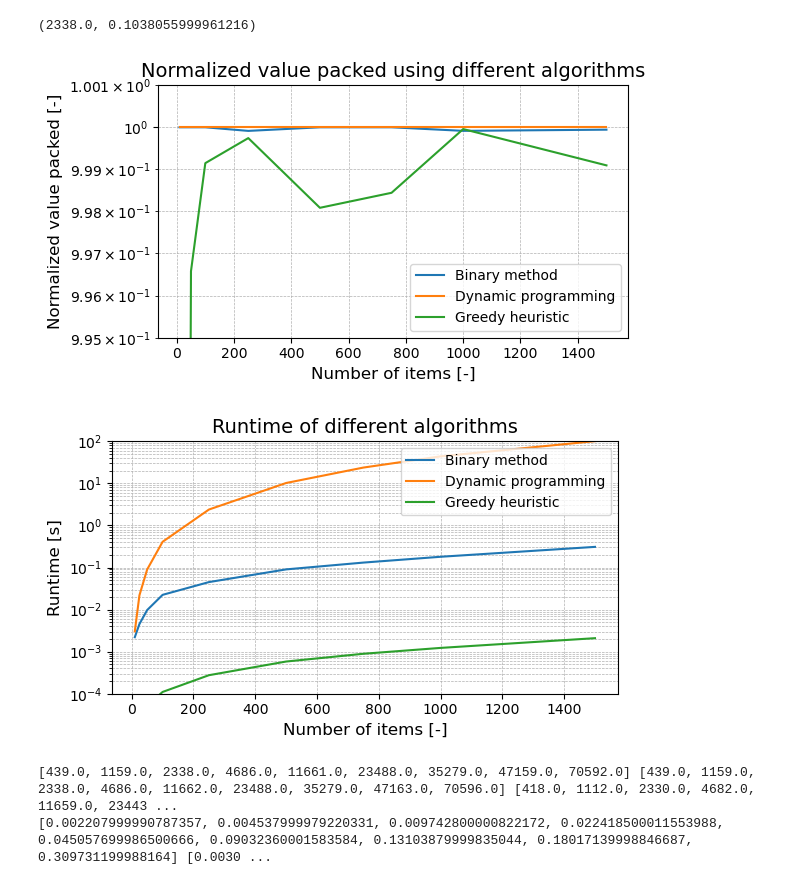
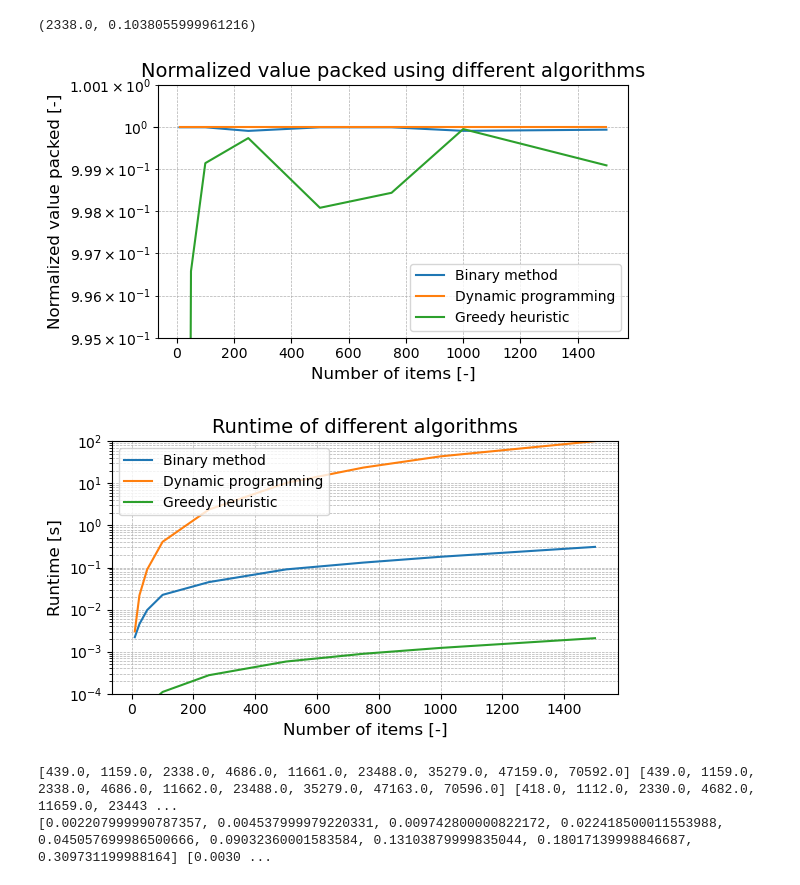
Before and after one commit to Tijmenvdl/DMBA, a Jupyter notebook: DMBA Project.ipynb, the cells around one changed output. Saved outputs shown, nothing was run; the diff lists cells and outputs as text; code cells hidden in the pictures.

```diff
--- a/DMBA Project.ipynb
+++ b/DMBA Project.ipynb
@@ -146,35 +146,35 @@ running_time_greedy = [Greedy_method(n)[1] for n in N]
 plt.figure(figsize=(6, 3.5))
 plt.plot(N, [(optimal_solution_binary[i] /optimal_solution_dyn_prog[i]) for i in range(len(N))], label='Binary method', linestyle='-')
 plt.plot(N, [[1] for i in range(len(N))], label='Dynamic programming', linestyle='-')
 plt.plot(N, [(optimal_solution_greedy[i] /optimal_solution_dyn_prog[i]) for i in range(len(N))], label='Greedy heuristic', linestyle='-')
 
 plt.xlabel('Number of items [-]', fontsize=12)
 plt.ylabel('Normalized value packed [-]', fontsize=12)
 plt.title('Normalized value packed using different algorithms', fontsize=14)
 plt.yscale('log')
 plt.legend()
 plt.grid(True, which="both", linestyle='--', linewidth=0.5)
 plt.tight_layout()
 plt.ylim(0.995, 1.001)
 plt.show()
 
 plt.figure(figsize=(6, 3.5))
 plt.plot(N, running_time_binary, label='Binary method', linestyle='-')
 plt.plot(N, running_time_dyn_prog, label='Dynamic programming', linestyle='-')
 plt.plot(N, running_time_greedy, label='Greedy heuristic', linestyle='-')
 
 plt.xlabel('Number of items [-]', fontsize=12)
 plt.ylabel('Runtime [s]', fontsize=12)
 plt.title('Runtime of different algorithms', fontsize=14)
 plt.yscale('log')
-plt.legend()
+plt.legend(loc='upper left')
 plt.grid(True, which="both", linestyle='--', linewidth=0.5)
 plt.tight_layout()
 plt.ylim(0.0001, 100)
 plt.show()
 # %% [output]
 [figure]
-[figure, old version]
+[figure, new version]
 # %%
 print(optimal_solution_binary,optimal_solution_dyn_prog, optimal_solution_greedy)
 print(running_time_binary,running_time_dyn_prog, running_time_greedy)
```
